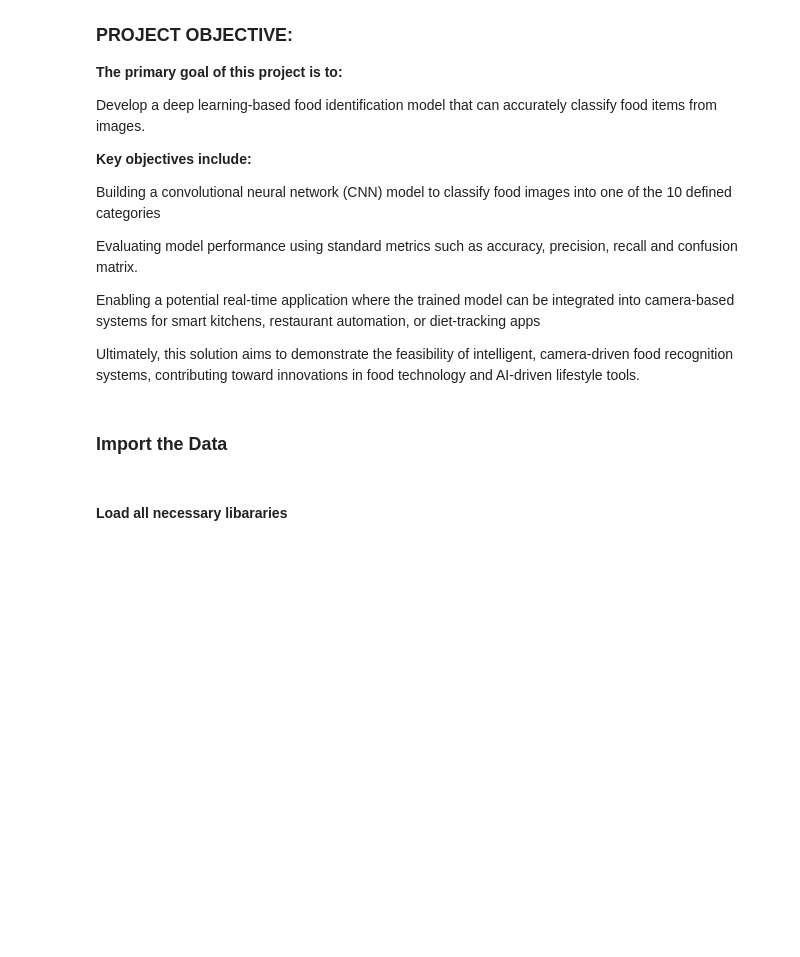
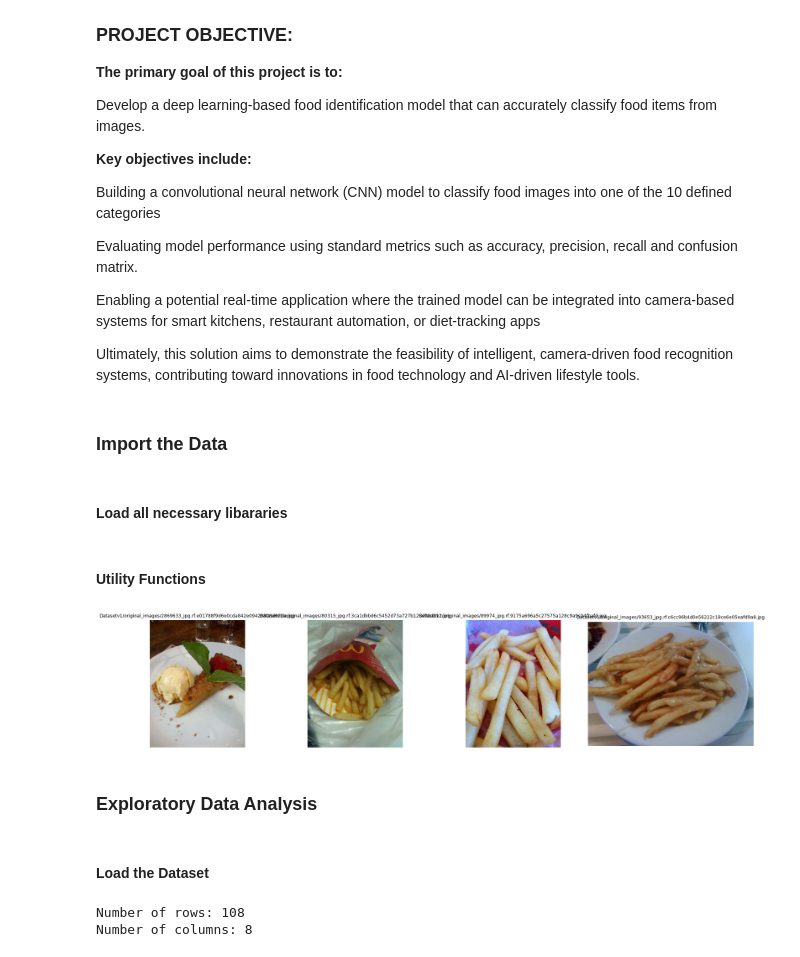
Before and after one commit to thamotharanr/AIML-Computer-Vision-Food-101-Detection, a Jupyter notebook: AIML-Computer-Vision-Food-101-Detection.ipynb, the cells around one changed output. Saved outputs shown, nothing was run; the diff lists cells and outputs as text; code cells hidden in the pictures; blank space fills up the shorter version.

Commit message:
Added EDA for the dataset

```diff
--- a/AIML-Computer-Vision-Food-101-Detection.ipynb
+++ b/AIML-Computer-Vision-Food-101-Detection.ipynb
@@ -73,3 +76,5 @@ from tqdm import tqdm
 
 # Import Input for defining input shape
 from tensorflow.keras import Input
+# %% [markdown]
+#### Utility Functions
@@ -75,0 +149,21 @@ from tensorflow.keras import Input
+# %%
+folder_path = 'Datasetv1/original_images'  # Replace with your folder path
+# Example usage
+load_and_display_images(folder_path, num_images=4)
+# %% [output]
+[figure, added]
+# %% [markdown]
+### Exploratory Data Analysis
+# %% [markdown]
+#### Load the Dataset
+# %%
+data = pd.read_csv('Datasetv1/original_images/_annotations.csv')
+
+# Write your code here
+# Find number of rows and columns in data set
+num_rows, num_columns = data.shape
+print("Number of rows:", num_rows)
+print("Number of columns:", num_columns)
+# %% [output]
+Number of rows: 108
+Number of columns: 8
```
Also changed, not shown: parts of 24 cells of this notebook, 12 other files.
